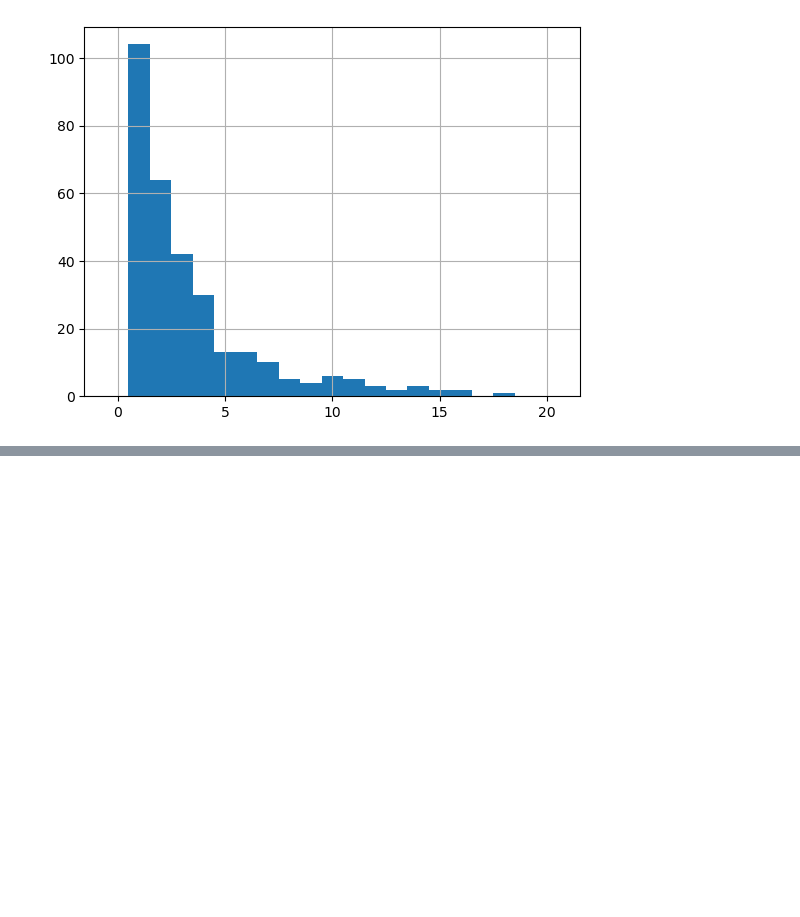
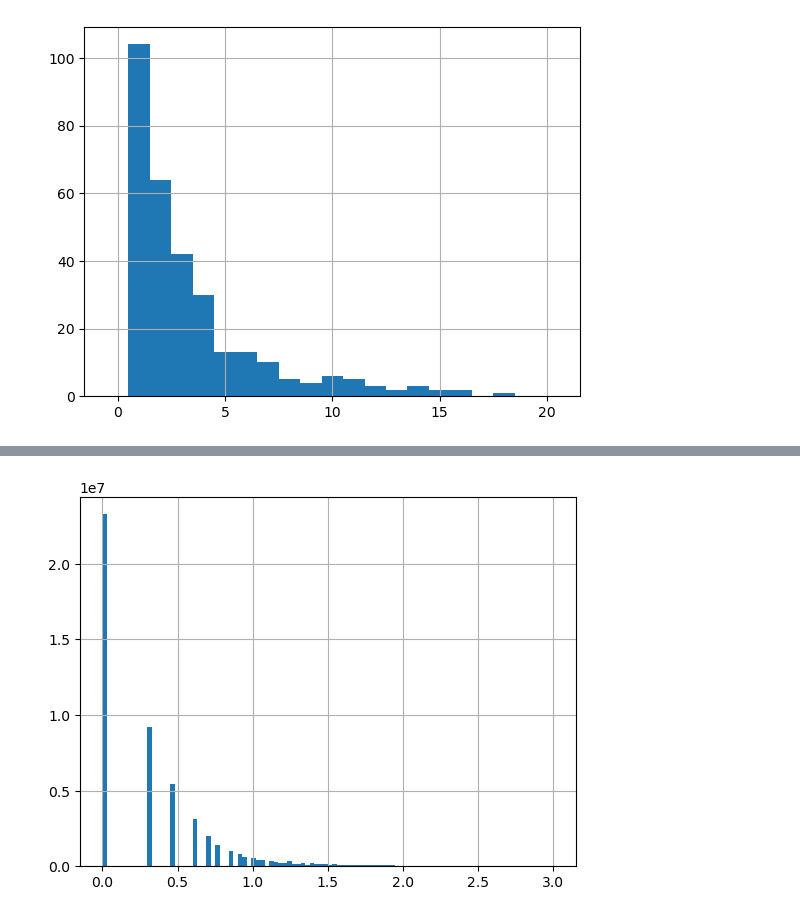
Before and after one commit to jpivarski-talks/2023-05-09-chep23-analysis-of-physicists, a Jupyter notebook: analysis/simplify-GHArchive-preanalysis.ipynb, the cells around one changed output, grey strips where cells are left out. Cells and saved outputs as stored; diff of their text form; code cells hidden in the pictures; blank space fills up the shorter version.

```diff
--- a/analysis/simplify-GHArchive-preanalysis.ipynb
+++ b/analysis/simplify-GHArchive-preanalysis.ipynb
@@ -130,0 +203,4 @@ df_audience[
+# %%
+np.log10(actor_repo).hist(bins=100, range=(0, 3));
+# %% [output]
+[figure, added]
```
Also changed, not shown: parts of 23 cells of this notebook.
